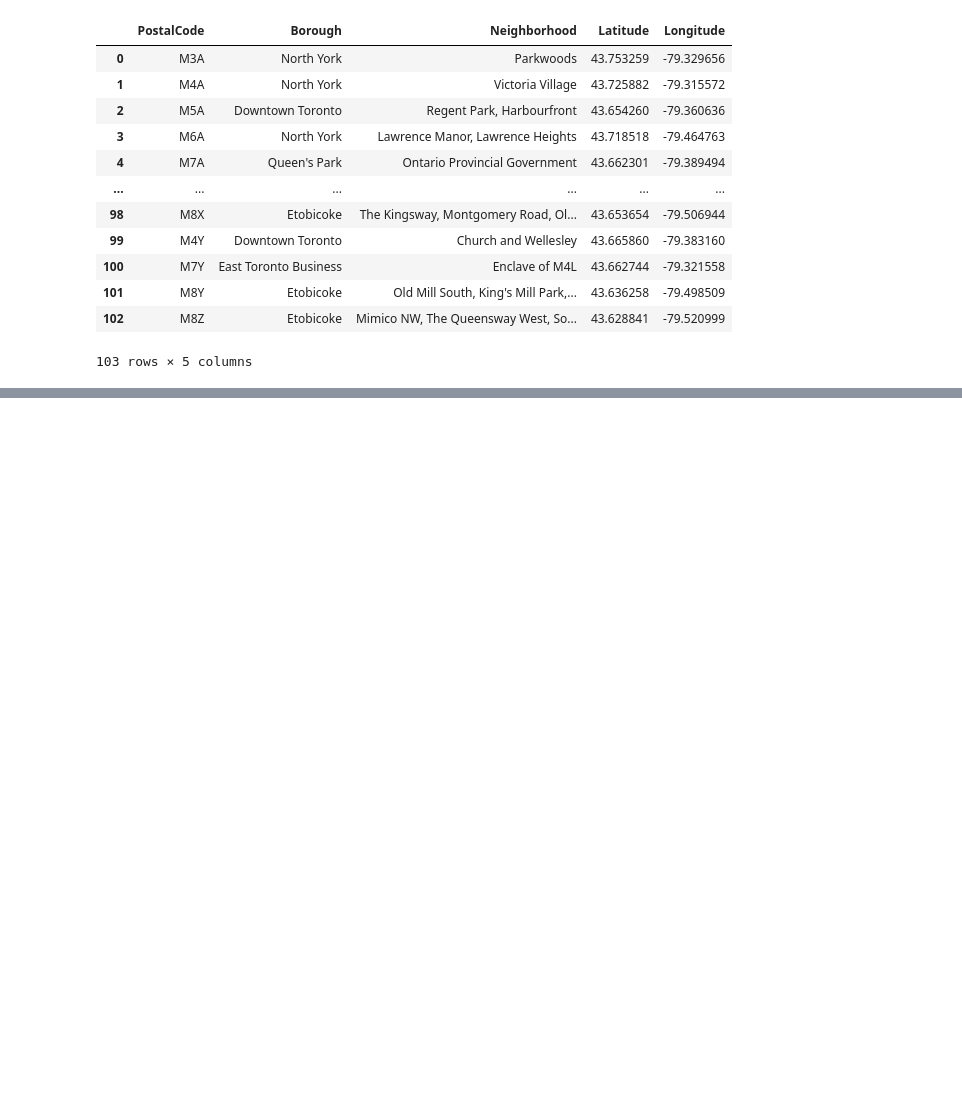
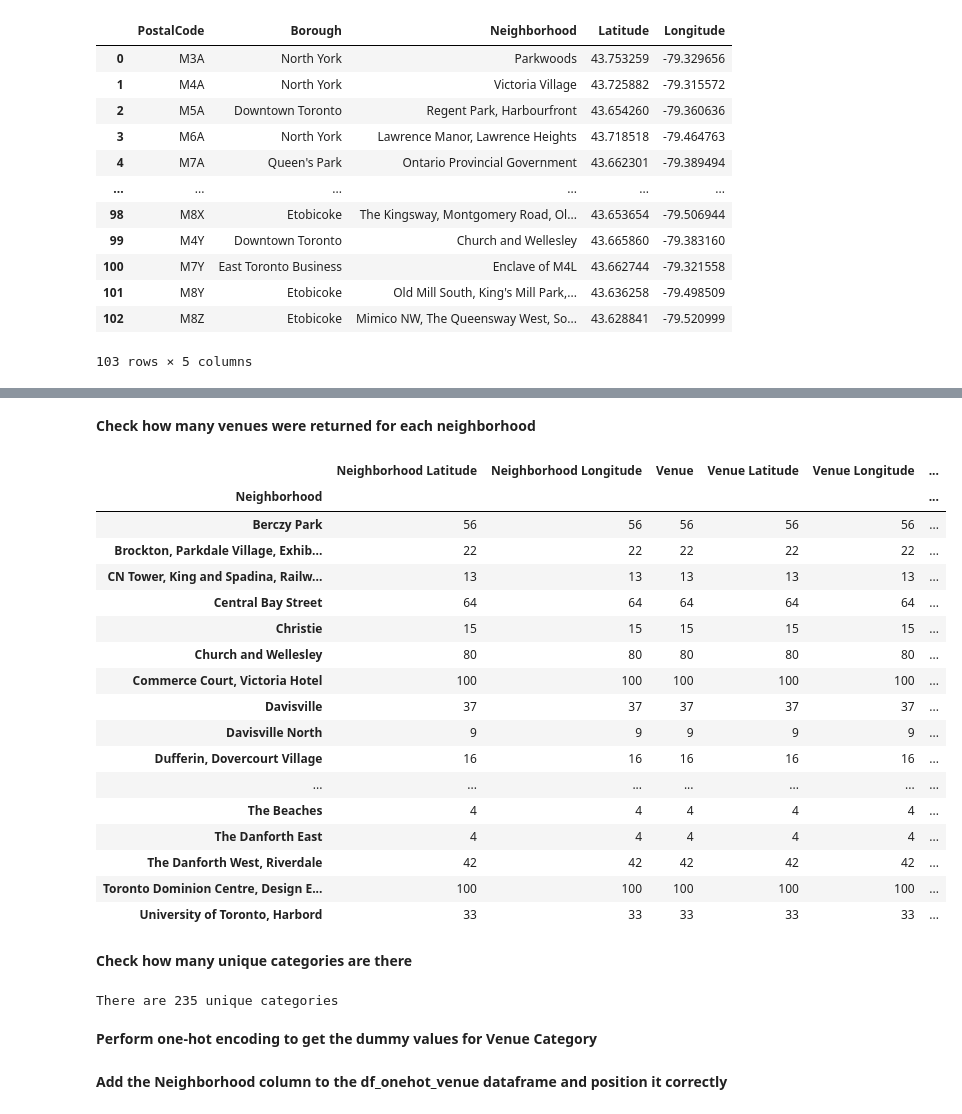
Before and after one commit to atmosinf/Coursera_Capstone, a Jupyter notebook: coursera_week3_project.ipynb, the cells around one changed output, grey strips where cells are left out. Drawn from its saved outputs; the diff is of its cells as text; code cells hidden in the pictures; blank space fills up the shorter version.

```diff
--- a/coursera_week3_project.ipynb
+++ b/coursera_week3_project.ipynb
@@ -38,7 +38,7 @@ for i,row in enumerate(table.findAll('td')):
 #         df_torneigh.iloc[i,'PostalCode'] = row.text[:3]
         cell['PostalCode'] = row.p.text[:3]
         cell['Borough'] = row.span.text.split('(')[0]
-        cell['Neighborhood'] = row.span.text.split('(')[1].replace(' /',',').strip(')')
+        cell['Neighborhood'] = row.span.text.split('(')[1].replace(' /',',').replace(')',' ').strip(')')
         table_contents.append(cell)
 df = pd.DataFrame(table_contents)
 # %%
@@ -134,0 +163,5 @@ df
+# %%
+CLIENT_ID = 'T10NG1UBRQCPQ0DFAHQCSLH30TUEH5YQXX2XEG51LXKXLR2Z'
+CLIENT_SECRET = 'WXWWRBQTNNFZ4LXWBQRZEDEGMYMWJEQSVDCULUZX4WRMTF1R'
+VERSION = '20180605'
+LIMIT = 100
@@ -134,0 +230,5 @@ df
+# %%
+df_tor = df[df['Borough'].str.contains('toronto',case=False)]
+df_tor.reset_index()
+print(df_tor.shape)
+df_tor.head()
@@ -134,0 +283,2 @@ df
+# %%
+df_torvenues = getNearbyVenues(names = df_tor['Neighborhood'],latitudes=df_tor['Latitude'],longitudes=df_tor['Longitude'])
@@ -134,0 +314,31 @@ df
+# %% [markdown]
+**Check how many venues were returned for each neighborhood**
+# %%
+df_torvenues.groupby('Neighborhood').count()
+# %% [output]
+|  | Neighborhood Latitude | Neighborhood Longitude | Venue | Venue Latitude | Venue Longitude | ... |
+| Neighborhood |  |  |  |  |  | ... |
+| Berczy Park | 56 | 56 | 56 | 56 | 56 | ... |
+| Brockton, Parkdale Village, Exhib... | 22 | 22 | 22 | 22 | 22 | ... |
+| CN Tower, King and Spadina, Railw... | 13 | 13 | 13 | 13 | 13 | ... |
+| Central Bay Street | 64 | 64 | 64 | 64 | 64 | ... |
+| Christie | 15 | 15 | 15 | 15 | 15 | ... |
+| Church and Wellesley | 80 | 80 | 80 | 80 | 80 | ... |
+| Commerce Court, Victoria Hotel | 100 | 100 | 100 | 100 | 100 | ... |
+| Davisville | 37 | 37 | 37 | 37 | 37 | ... |
+| Davisville North | 9 | 9 | 9 | 9 | 9 | ... |
+| Dufferin, Dovercourt Village | 16 | 16 | 16 | 16 | 16 | ... |
+| ... | ... | ... | ... | ... | ... | ... |
+| The Beaches | 4 | 4 | 4 | 4 | 4 | ... |
+| The Danforth East | 4 | 4 | 4 | 4 | 4 | ... |
+| The Danforth West, Riverdale | 42 | 42 | 42 | 42 | 42 | ... |
+| Toronto Dominion Centre, Design E... | 100 | 100 | 100 | 100 | 100 | ... |
+| University of Toronto, Harbord | 33 | 33 | 33 | 33 | 33 | ... |
+# %% [markdown]
+**Check how many unique categories are there**
+# %%
+print('There are {} unique categories'.format(len(toronto_venues['Venue Category'].unique())))
+# %% [output]
+There are 235 unique categories
+# %% [markdown]
+**Perform one-hot encoding to get the dummy values for Venue Category**
@@ -134,0 +347,2 @@ df
+# %% [markdown]
+**Add the Neighborhood column to the df_onehot_venue dataframe and position it correctly**
```
Also changed, not shown: parts of 38 cells of this notebook, 4 other files.
